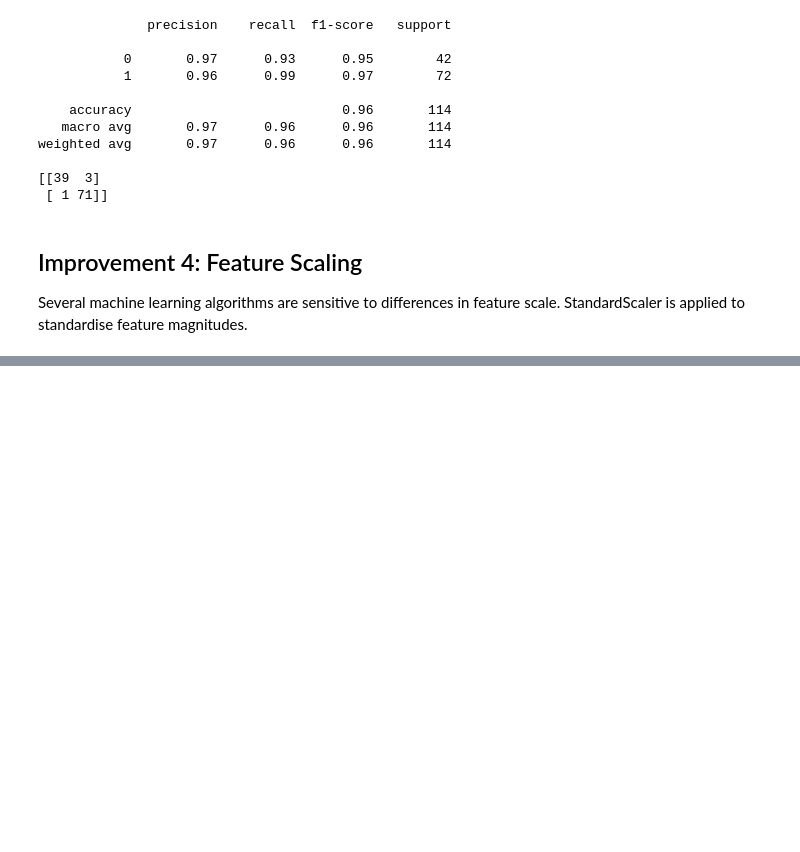
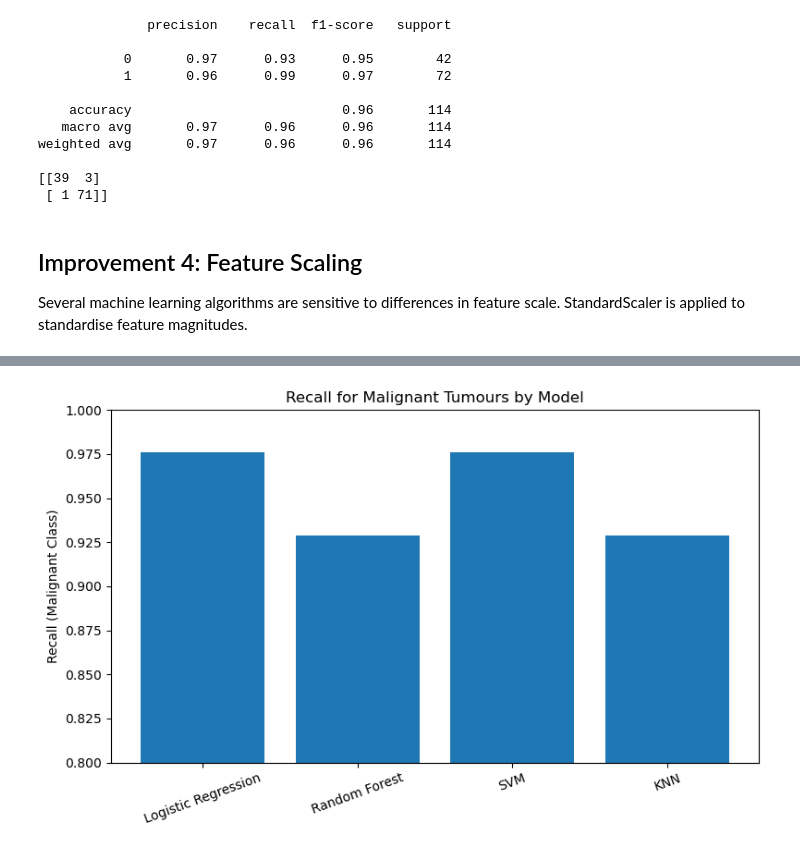
Before and after one commit to izaanabdali/SPC4004_Code_Generation_Project, a Jupyter notebook: improved_model.ipynb, the cells around one changed output, grey strips where cells are left out. Cells and saved outputs as stored; diff of their text form; code cells hidden in the pictures; blank space fills up the shorter version.

```diff
--- a/improved_model.ipynb
+++ b/improved_model.ipynb
@@ -111,0 +200,13 @@ X_test_scaled = scaler.transform(X_test)
+# %%
+malignant_recalls = [results[name]["malignant_recall"] for name in model_names]
+
+plt.figure(figsize=(8, 5))
+plt.bar(model_names, malignant_recalls)
+plt.title("Recall for Malignant Tumours by Model")
+plt.ylabel("Recall (Malignant Class)")
+plt.ylim(0.8, 1.0)
+plt.xticks(rotation=20)
+plt.tight_layout()
+plt.show()
+# %% [output]
+[figure, added]
```
Also changed, not shown: parts of 5 cells of this notebook.
